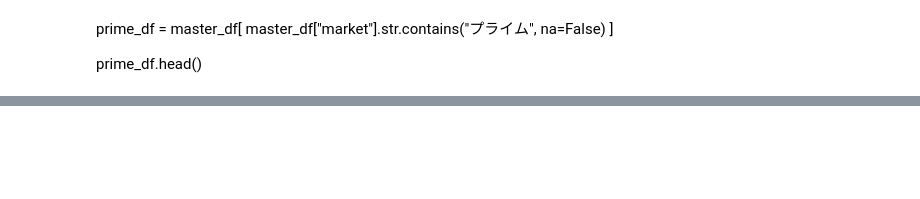
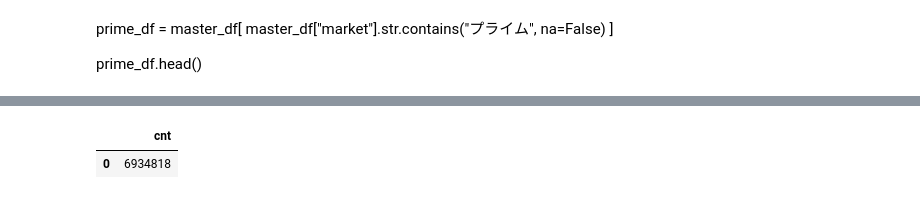
Before and after one commit to SN1226dev/stock_project, a Jupyter notebook: data_collect.ipynb, the cells around one changed output, grey strips where cells are left out. Drawn from its saved outputs; the diff is of its cells as text; code cells hidden in the pictures; blank space fills up the shorter version.

```diff
--- a/data_collect.ipynb
+++ b/data_collect.ipynb
@@ -175,8 +112,10 @@ prime_df = master_df[
 
 prime_df.head()
 # %%
-
-#お試しデータ取得
+# =====================================
+# 初期全件洗い替え専用（既存データ全削除）
+# ※ 日次更新時は実行しない
+# ====================================
 import yfinance as yf
 import pandas as pd
 import xlrd
@@ -184,44 +123,69 @@ import xlrd
 master_df = pd.read_excel("data\data_j.xls")
 master_df = master_df[["コード", "銘柄名", "市場・商品区分"]]
 master_df["コード"] = master_df["コード"].astype(str) + ".T"
+master_df.head()
 
-prime_df = master_df[
-    master_df["市場・商品区分"].str.contains("プライム", na=False)
-]
+master_df.to_sql("stock_master",conn,if_exists="replace",index=False)
+conn.commit()
 
-tickers = prime_df["コード"].tolist()
-sample_tickers = tickers[:5]#重いのでまずは
-sample_tickers
+market_list = ["プライム", "スタンダード", "グロース"]
+market_df = master_df[
+    master_df["市場・商品区分"].apply(lambda x: any(m in str(x) for m in market_list))]
 
 
-for ticker in sample_tickers:
-    df = yf.download(ticker, start="2024-01-01")
-    df.columns=df.columns.get_level_values(0)
-    df.columns.name = None
-    df["ticker"] = ticker
-    df.reset_index(inplace=True)
-    save_df = df[["ticker", "Date", "Open", "High", "Low", "Close", "Volume"]]
-    save_df.columns = [
-        "ticker",
-        "date",
-        "open",
-        "high",
-        "low",
-        "close",
-        "volume"
-    ]
-    print(save_df.head(2))
+tickers = market_df["コード"].tolist()
+sample_tickers = tickers[:5000]
 
-    save_df.to_sql(
-        "stock_price",
-        conn,
-        if_exists="append",
-        index=False
-    )
+conn.execute("DELETE FROM stock_price")
+conn.commit()
 
-    conn.commit()
-    print("保存完了")
+for i,ticker in enumerate(sample_tickers, start=1):
+    try:
+        df = yf.download(ticker, start="2018-01-01",progress=False)
+
+        if df.empty:
+            print(f"{ticker}: データなし")
+            continue
+
+        df.columns=df.columns.get_level_values(0)
+        df.columns.name = None
+        df["ticker"] = ticker
+        df.reset_index(inplace=True)
+        save_df = df[["ticker", "Date", "Open", "High", "Low", "Close", "Volume"]].copy()
+        save_df.columns = [
+            "ticker",
+            "date",
+            "open",
+            "high",
+            "low",
+            "close",
+            "volume"
+        ]
+        save_df["date"] = pd.to_datetime(save_df["date"]).dt.strftime("%Y-%m-%d")
+    # print(save_df.head(2))
+
+        save_df.to_sql(
+            "stock_price",
+            conn,
+            if_exists="append",
+            index=False
+        )
+
+        if i % 100 == 0:
+            print(f"{i}件完了 / {len(sample_tickers)}件")
+
+
+    except Exception as e:
+        print(f"{ticker}: エラー {e}")
+
+conn.commit()
 
 check_df = pd.read_sql("SELECT * FROM stock_price LIMIT 10", conn)
-check_df
+display(check_df)
+
+count_df = pd.read_sql(
+    "SELECT COUNT(*) as cnt FROM stock_price",
+    conn
+)
+display(count_df)
 # %% [output]
@@ -236,0 +220,2 @@ DatabaseError: Execution failed
+|  | cnt |
+| 0 | 6934818 |
```
Also changed, not shown: parts of 16 cells of this notebook, 2 other files.
